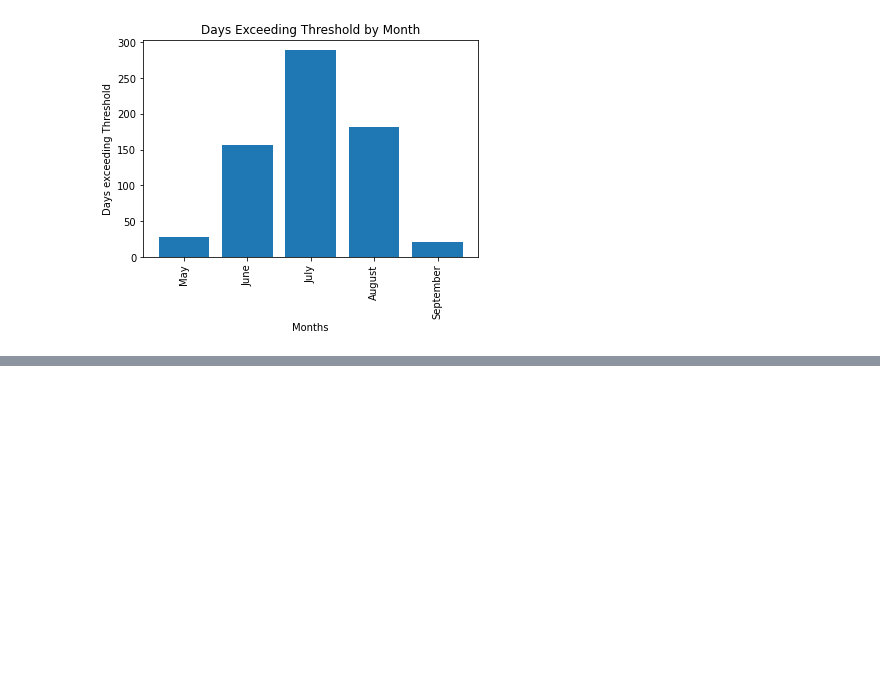
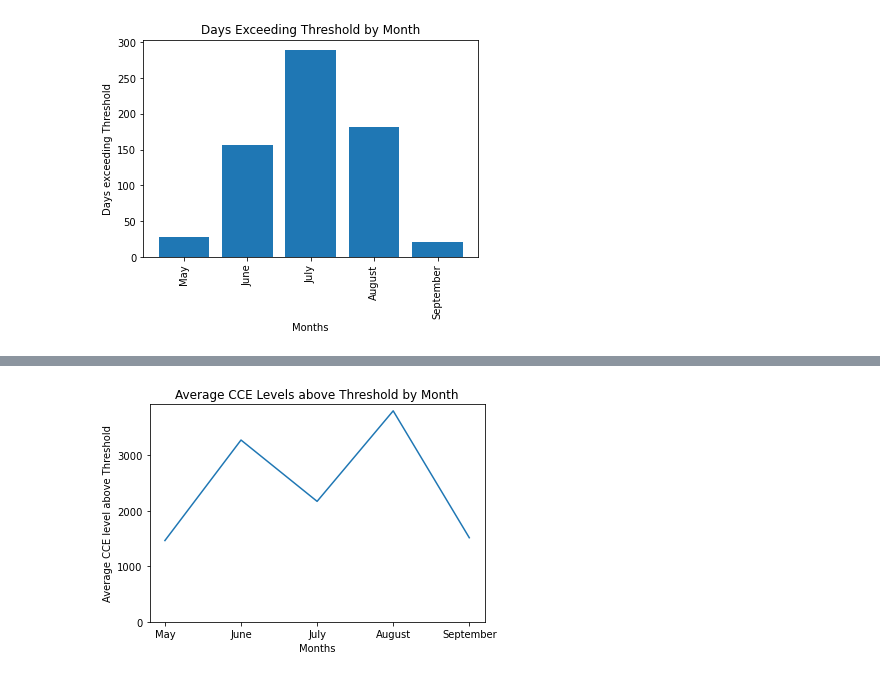
Before and after one commit to ander1908/Bootcamp_Project1, a Jupyter notebook: MostClosures_Stephen.ipynb, the cells around one changed output, grey strips where cells are left out. Drawn from its saved outputs; the diff is of its cells as text; code cells hidden in the pictures; blank space fills up the shorter version.

```diff
--- a/MostClosures_Stephen.ipynb
+++ b/MostClosures_Stephen.ipynb
@@ -184,0 +222,9 @@ Text(0, 0.5, 'Days exceeding Threshold')
+# %%
+#Additional Stats - Find Average Level above threshold
+cl_dna_mean=closure_dna_df.groupby("Sample Month")["DNA Reading Mean"].mean()
+print(cl_dna_mean)
+cl_dna_mean_df=pd.DataFrame(cl_dna_mean)
+cl_dna_mean_df
+
+cl_dna_mean_df["Mean CCE level above Threshold"] = cl_dna_mean_df["DNA Reading Mean"]-dna_thresh
+cl_dna_mean_df
@@ -184,0 +246,14 @@ Text(0, 0.5, 'Days exceeding Threshold')
+# %%
+#Line graph showing levels above threshold in each month
+x_axis = [0,1,2,3,4]
+points = cl_dna_mean_df["Mean CCE level above Threshold"]
+plt.plot(x_axis, points)
+plt.xticks(np.arange(5), summer_labels)
+plt.yticks(np.arange(0,4000,1000))
+
+plt.xlabel("Months")
+plt.ylabel("Average CCE level above Threshold")
+plt.title("Average CCE Levels above Threshold by Month")
+plt.show()
+# %% [output]
+[figure, added]
```
Also changed, not shown: parts of 3 cells of this notebook.
